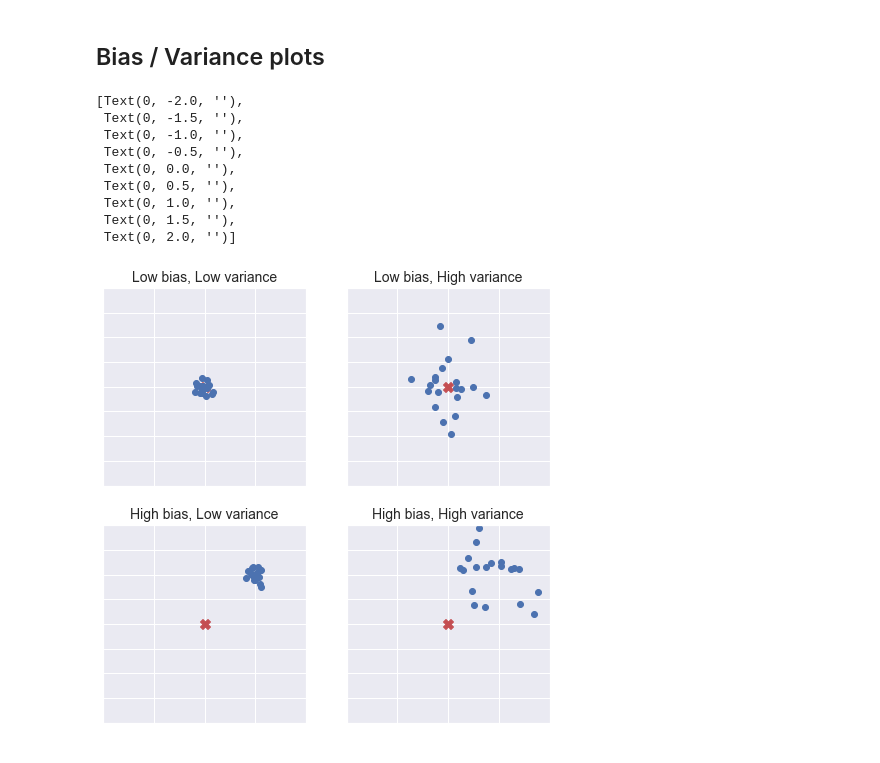
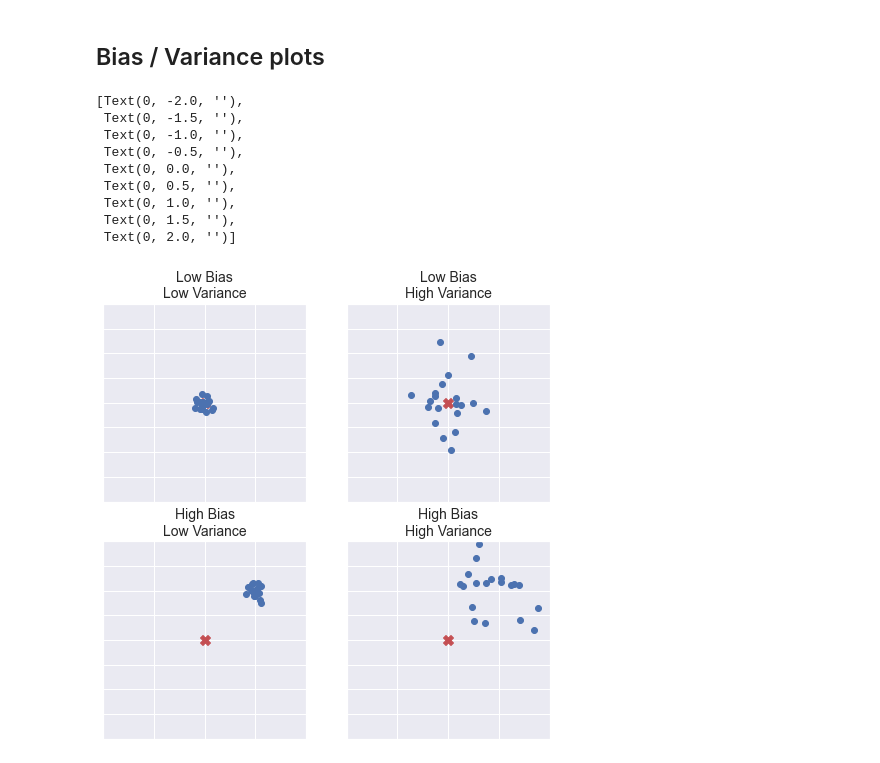
Before and after one commit to Winston-503/underfitting_vs_overfitting, a Jupyter notebook: bias_variance.ipynb, the cells around one changed output. Saved outputs shown, nothing was run; the diff lists cells and outputs as text; code cells hidden in the pictures.

Commit message:
Update bias / variance images

```diff
--- a/bias_variance.ipynb
+++ b/bias_variance.ipynb
@@ -47,7 +47,7 @@ fig, axs = plt.subplots(2, 2, figsize=(8,8))
 # top left - low bias low variance
 axs[0, 0].scatter(truth_x, truth_y, color="r", marker="X", s=100)
 axs[0, 0].scatter(x_low_b_low_v, y_low_b_low_v, marker="o")
-axs[0, 0].set_title('Low bias, Low variance', fontsize=14)
+axs[0, 0].set_title('Low Bias\nLow Variance', fontsize=14)
 axs[0, 0].set_xlim([-2, 2])
 axs[0, 0].set_ylim([-2, 2])
 axs[0, 0].set_xticklabels([])
@@ -56,40 +56,40 @@ axs[0, 0].set_yticklabels([])
 # top right - low bias high variance
 axs[0, 1].scatter(truth_x, truth_y, color="r", marker="X", s=100)
 axs[0, 1].scatter(x_low_b_high_v, y_low_b_high_v, marker="o")
-axs[0, 1].set_title('Low bias, High variance', fontsize=14)
+axs[0, 1].set_title('Low Bias\nHigh Variance', fontsize=14)
 axs[0, 1].set_xlim([-2, 2])
 axs[0, 1].set_ylim([-2, 2])
 axs[0, 1].set_xticklabels([])
 axs[0, 1].set_yticklabels([])
 
 # bottom left - high bias low variance
 axs[1, 0].scatter(truth_x, truth_y, color="r", marker="X", s=100)
 axs[1, 0].scatter(x_high_b_low_v, y_high_b_low_v, marker="o")
-axs[1, 0].set_title('High bias, Low variance', fontsize=14)
+axs[1, 0].set_title('High Bias\nLow Variance', fontsize=14)
 axs[1, 0].set_xlim([-2, 2])
 axs[1, 0].set_ylim([-2, 2])
 axs[1, 0].set_xticklabels([])
 axs[1, 0].set_yticklabels([])
 
 # bottom right - high bias high variance
 axs[1, 1].scatter(truth_x, truth_y, color="r", marker="X", s=100)
 axs[1, 1].scatter(x_high_b_high_v, y_high_b_high_v, marker="o")
-axs[1, 1].set_title('High bias, High variance', fontsize=14)
+axs[1, 1].set_title('High Bias\nHigh Variance', fontsize=14)
 axs[1, 1].set_xlim([-2, 2])
 axs[1, 1].set_ylim([-2, 2])
 axs[1, 1].set_xticklabels([])
 axs[1, 1].set_yticklabels([])
 # %% [output]
 [Text(0, -2.0, ''),
  Text(0, -1.5, ''),
  Text(0, -1.0, ''),
  Text(0, -0.5, ''),
  Text(0, 0.0, ''),
  Text(0, 0.5, ''),
  Text(0, 1.0, ''),
  Text(0, 1.5, ''),
  Text(0, 2.0, '')]
-[figure, old version]
+[figure, new version]
 # %%
 # one plot for four situations
 
```
Also changed, not shown: parts of 1 cell of this notebook, 2 other files.
